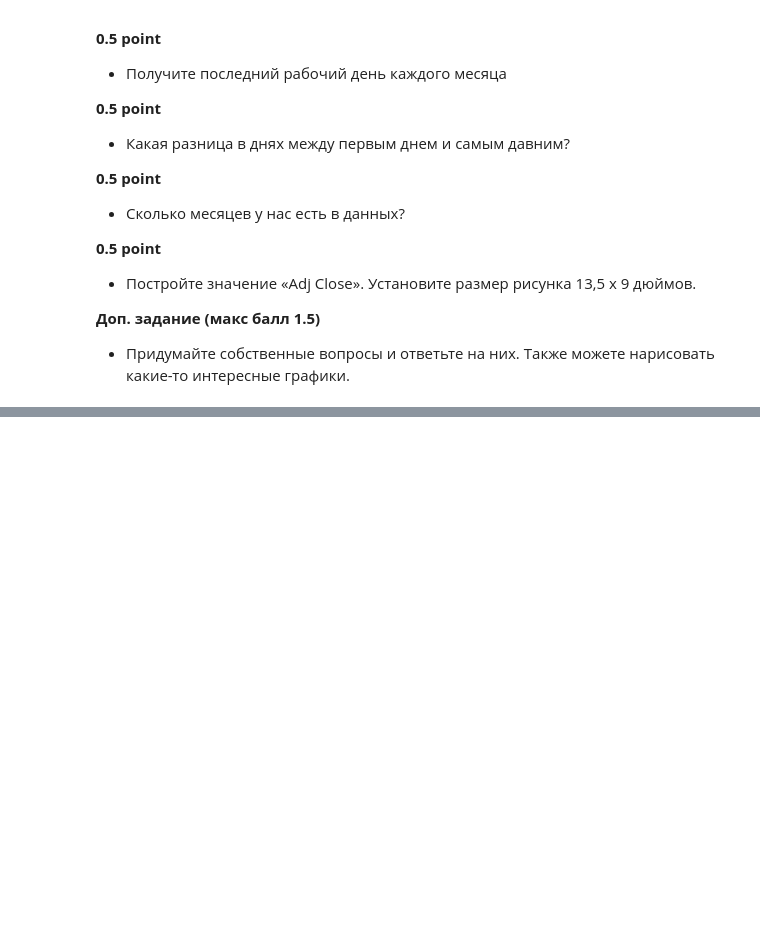
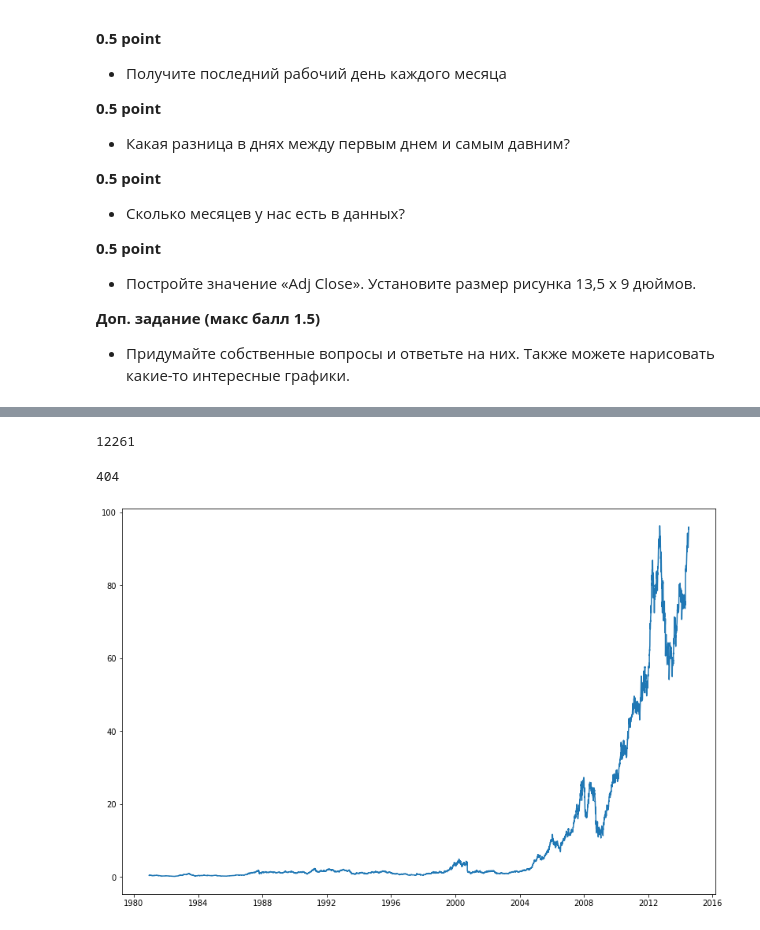
Before and after one commit to mukaseevru/ds-school, a Jupyter notebook: hw_intermediate/Part_2_HW_data_analysis.ipynb, the cells around one changed output, grey strips where cells are left out. Drawn from its saved outputs; the diff is of its cells as text; code cells hidden in the pictures; blank space fills up the shorter version.

```diff
--- a/hw_intermediate/Part_2_HW_data_analysis.ipynb
+++ b/hw_intermediate/Part_2_HW_data_analysis.ipynb
@@ -101,3 +181,7 @@ df
 
 **Доп. задание (макс балл 1.5)**
 - Придумайте собственные вопросы и ответьте на них. Также можете нарисовать какие-то интересные графики.
+# %%
+# убрать ненужный столбец Unnamed
+df_new = df.drop(columns=['Unnamed: 0'])
+df_new
@@ -103,0 +220,4 @@ df
+# %%
+# Преобразуйте столбец Date в тип datetime
+df_new.Date = pd.to_datetime(df_new.Date)
+df_new.info()
@@ -103,0 +239,4 @@ df
+# %%
+# Установите дату в качестве индекса
+df_new = df_new.set_index('Date')
+df_new
@@ -103,0 +294,18 @@ df
+# %%
+# Какая разница в днях между первым днем и самым давним?
+(df_new.index[0] - min(df_new.index)).days
+# %% [output]
+12261
+# %%
+# Сколько месяцев у нас есть в данных?
+pd.DataFrame([df_new.index.year, df_new.index.month, df_new.index.day]).T.groupby(by=[0, 1]).count().shape[0]
+# %% [output]
+404
+# %%
+# Постройте значение «Adj Close». Установите размер рисунка 13,5 х 9 дюймов.
+import matplotlib.pyplot as plt
+plt.figure(figsize=(13.5,9))
+plt.plot(df_new['Adj Close'])
+plt.show()
+# %% [output]
+[figure, added]
```
Also changed, not shown: parts of 20 cells of this notebook.
